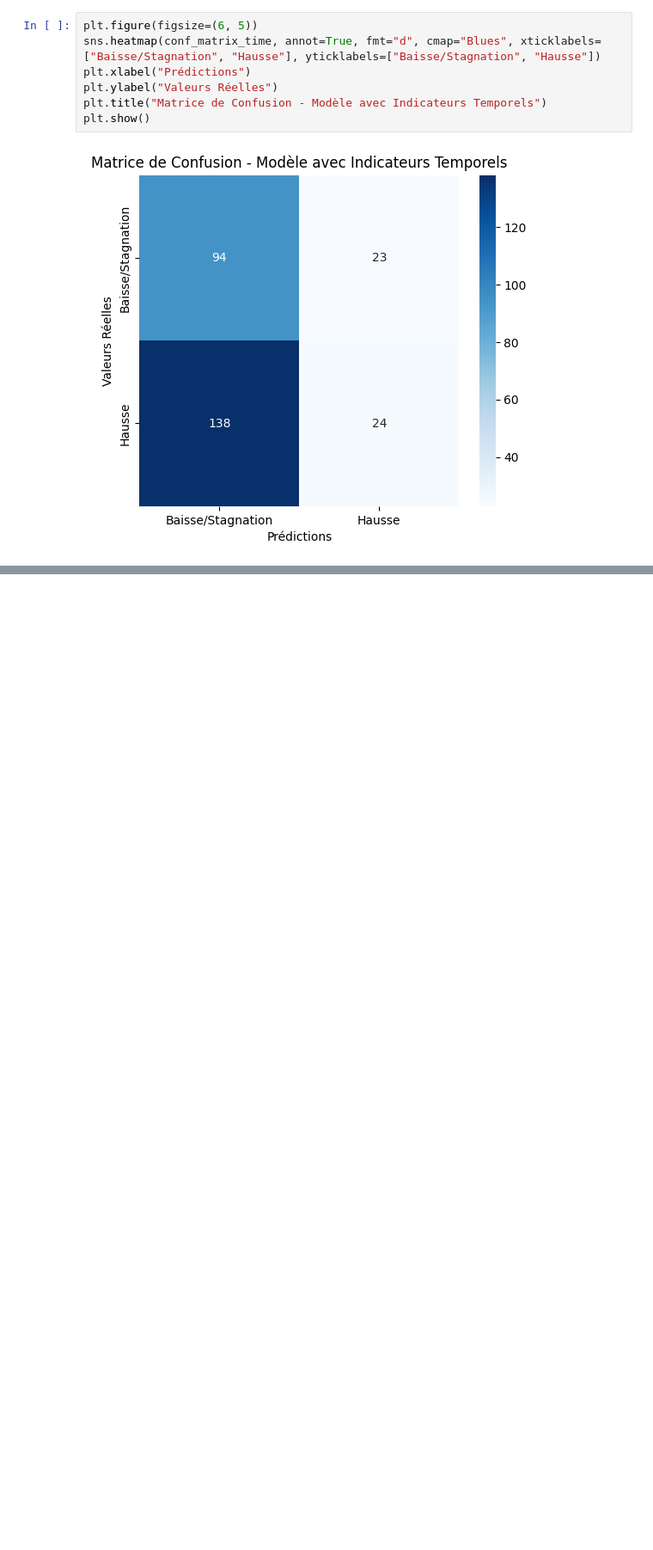
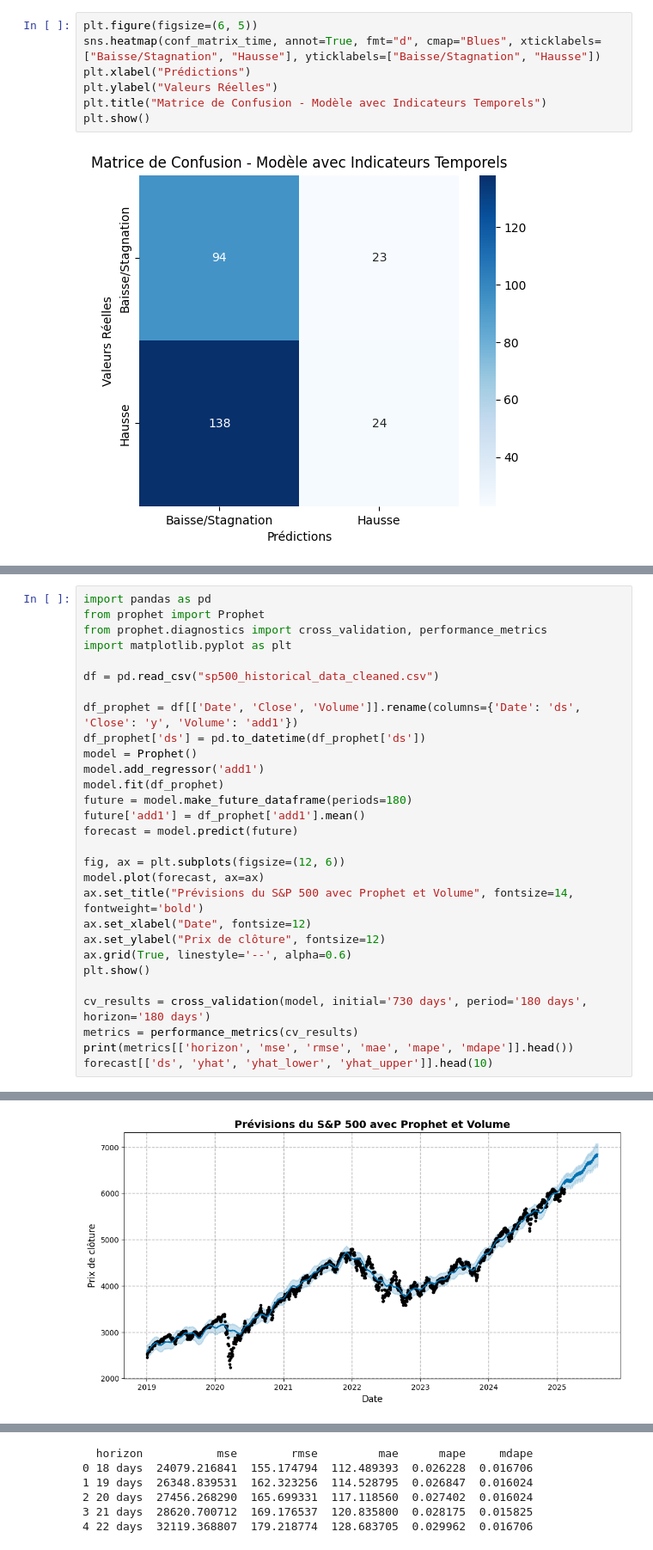
Before and after one commit to Fanaingamampiandra/Analyse-comparative-des-actifs-financiers, a Jupyter notebook: Predi_Gold.ipynb, the cells around one changed output, grey strips where cells are left out. Shown at 86% size. Drawn from its saved outputs; the diff is of its cells as text; blank space fills up the shorter version.

```diff
--- a/Predi_Gold.ipynb
+++ b/Predi_Gold.ipynb
@@ -61,0 +116,30 @@ plt.show()
+# %%
+import pandas as pd
+from prophet import Prophet
+from prophet.diagnostics import cross_validation, performance_metrics
+import matplotlib.pyplot as plt
+
+df = pd.read_csv("sp500_historical_data_cleaned.csv")
+
+df_prophet = df[['Date', 'Close', 'Volume']].rename(columns={'Date': 'ds', 'Close': 'y', 'Volume': 'add1'})
+df_prophet['ds'] = pd.to_datetime(df_prophet['ds'])
+model = Prophet()
+model.add_regressor('add1')
+model.fit(df_prophet)
+future = model.make_future_dataframe(periods=180)
+future['add1'] = df_prophet['add1'].mean()
+forecast = model.predict(future)
+
+fig, ax = plt.subplots(figsize=(12, 6))
+model.plot(forecast, ax=ax)
+ax.set_title("Prévisions du S&P 500 avec Prophet et Volume", fontsize=14, fontweight='bold')
+ax.set_xlabel("Date", fontsize=12)
+ax.set_ylabel("Prix de clôture", fontsize=12)
+ax.grid(True, linestyle='--', alpha=0.6)
+plt.show()
+
+cv_results = cross_validation(model, initial='730 days', period='180 days', horizon='180 days')
+metrics = performance_metrics(cv_results)
+print(metrics[['horizon', 'mse', 'rmse', 'mae', 'mape', 'mdape']].head())
+forecast[['ds', 'yhat', 'yhat_lower', 'yhat_upper']].head(10)
+# %% [output]
@@ -61,0 +148 @@ plt.show()
+[figure, added]
@@ -61,0 +165,6 @@ plt.show()
+  horizon           mse        rmse         mae      mape     mdape
+0 18 days  24079.216841  155.174794  112.489393  0.026228  0.016706
+1 19 days  26348.839531  162.323256  114.528795  0.026847  0.016024
+2 20 days  27456.268290  165.699331  117.118560  0.027402  0.016024
+3 21 days  28620.700712  169.176537  120.835800  0.028175  0.015825
+4 22 days  32119.368807  179.218774  128.683705  0.029962  0.016706
```
Also changed, not shown: parts of 4 cells of this notebook, 1 other file.
